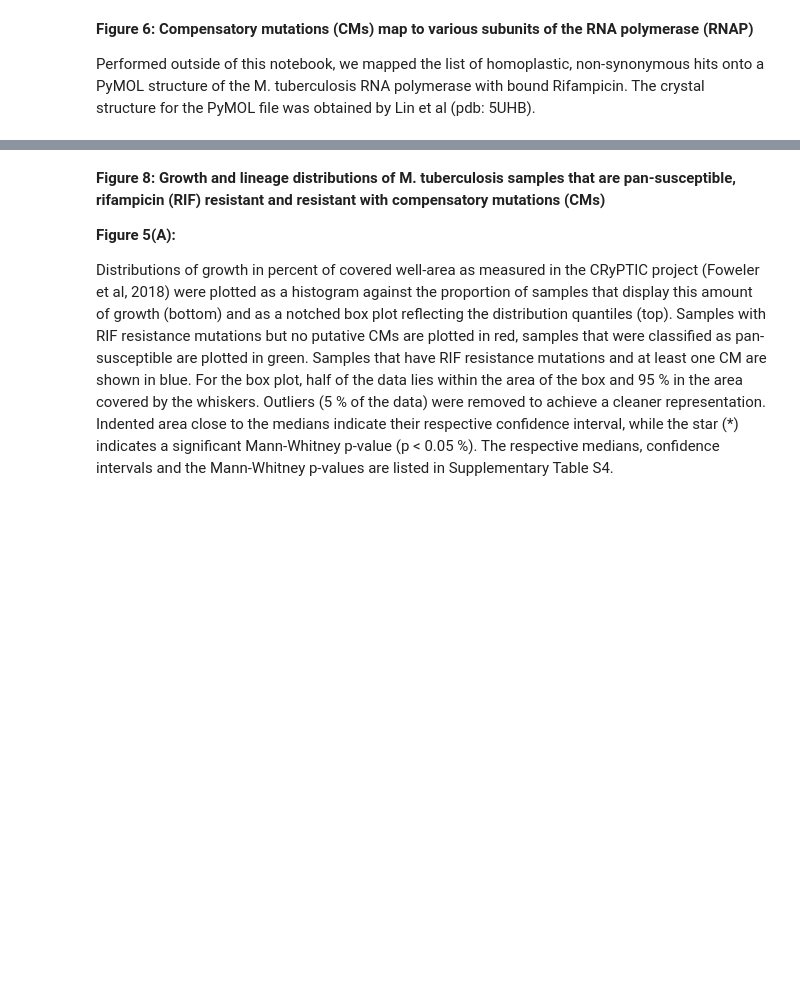
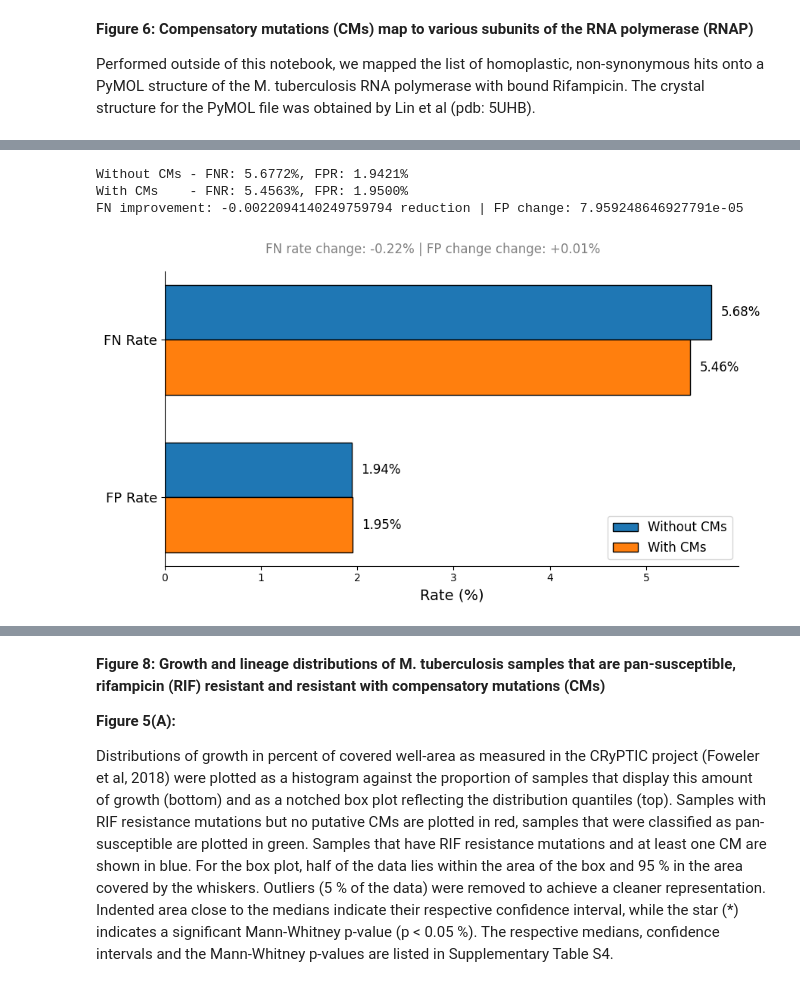
Before and after one commit to viktoria023/thesis, a Jupyter notebook: tb-rnap-compensation/Recreate_figures_paper.ipynb, the cells around one changed output, grey strips where cells are left out. Drawn from its saved outputs; the diff is of its cells as text; code cells hidden in the pictures; blank space fills up the shorter version.

Commit message:
add figure for CM FNR improvement

```diff
--- a/tb-rnap-compensation/Recreate_figures_paper.ipynb
+++ b/tb-rnap-compensation/Recreate_figures_paper.ipynb
@@ -892,0 +896,73 @@ Performed outside of this notebook, we mapped the list of homoplastic, non-synon
+# %%
+# Confusion matrix data
+TP_noCM, FN_noCM = 9819, 591
+TN_noCM, FP_noCM = 24640, 488
+
+TP_CM, FN_CM = 9842, 568
+TN_CM, FP_CM = 24638, 490
+
+# Rates
+FNR_noCM = FN_noCM / (FN_noCM + TP_noCM)
+FPR_noCM = FP_noCM / (FP_noCM + TN_noCM)
+
+FNR_CM = FN_CM / (FN_CM + TP_CM)
+FPR_CM = FP_CM / (FP_CM + TN_CM)
+
+print(f"Without CMs - FNR: {FNR_noCM:.4%}, FPR: {FPR_noCM:.4%}")
+print(f"With CMs    - FNR: {FNR_CM:.4%}, FPR: {FPR_CM:.4%}")
+
+# % changes
+FN_improvement_pct = FNR_CM - FNR_noCM
+FP_change_pct = FPR_CM - FPR_noCM
+print(f"FN improvement: {FN_improvement_pct} reduction | FP change: {FP_change_pct}")
+
+error_types = ['FN Rate', 'FP Rate']
+without_CMs_rates = [FNR_noCM, FPR_noCM]
+with_CMs_rates = [FNR_CM, FPR_CM]
+
+y = numpy.arange(len(error_types))
+bar_height = 0.35
+
+fig, ax = plt.subplots(figsize=(9, 5))
+
+# Bars for Without and With CMs
+bars_without = ax.barh(y - bar_height/2, without_CMs_rates, height=bar_height,
+                       color='#1f77b4', edgecolor='black', label='Without CMs')
+bars_with = ax.barh(y + bar_height/2, with_CMs_rates, height=bar_height,
+                    color='#ff7f0e', edgecolor='black', label='With CMs')
+
+# Add % labels at bar ends
+for i in range(len(error_types)):
+    ax.text(without_CMs_rates[i] + 0.001, y[i] - bar_height/2, f'{without_CMs_rates[i]:.2%}',
+            va='center', fontsize=12)
+    ax.text(with_CMs_rates[i] + 0.001, y[i] + bar_height/2, f'{with_CMs_rates[i]:.2%}',
+            va='center', fontsize=12)
+
+# Customize axes
+ax.set_yticks(y)
+ax.set_yticklabels(error_types, fontsize=13)
+ax.set_xlabel('Rate (%)', fontsize=14)
+ax.legend(fontsize=12, loc='lower right')
+# Hide the right and top spines
+ax.spines[['right', 'top']].set_visible(False)
+
+# Flip so FNR is on top
+ax.invert_yaxis()
+
+# Add improvement annotation as subtitle
+plt.suptitle(
+    f"FN rate change: {FN_improvement_pct:.2%} | FP change change: +{FP_change_pct:.2%}",
+    fontsize=12, color='gray'
+)
+
+# Format x-axis as %
+ax.xaxis.set_major_formatter(FuncFormatter(lambda x, _: f'{int(x*100)}'))
+
+plt.tight_layout()
+plt.savefig('FNR_FPR_rates_comparison.svg', format='svg', dpi=1200)
+plt.show()
+# %% [output]
+Without CMs - FNR: 5.6772%, FPR: 1.9421%
+With CMs    - FNR: 5.4563%, FPR: 1.9500%
+FN improvement: -0.0022094140249759794 reduction | FP change: 7.959248646927791e-05
+[figure, added]
```
Also changed, not shown: parts of 5 cells of this notebook.
